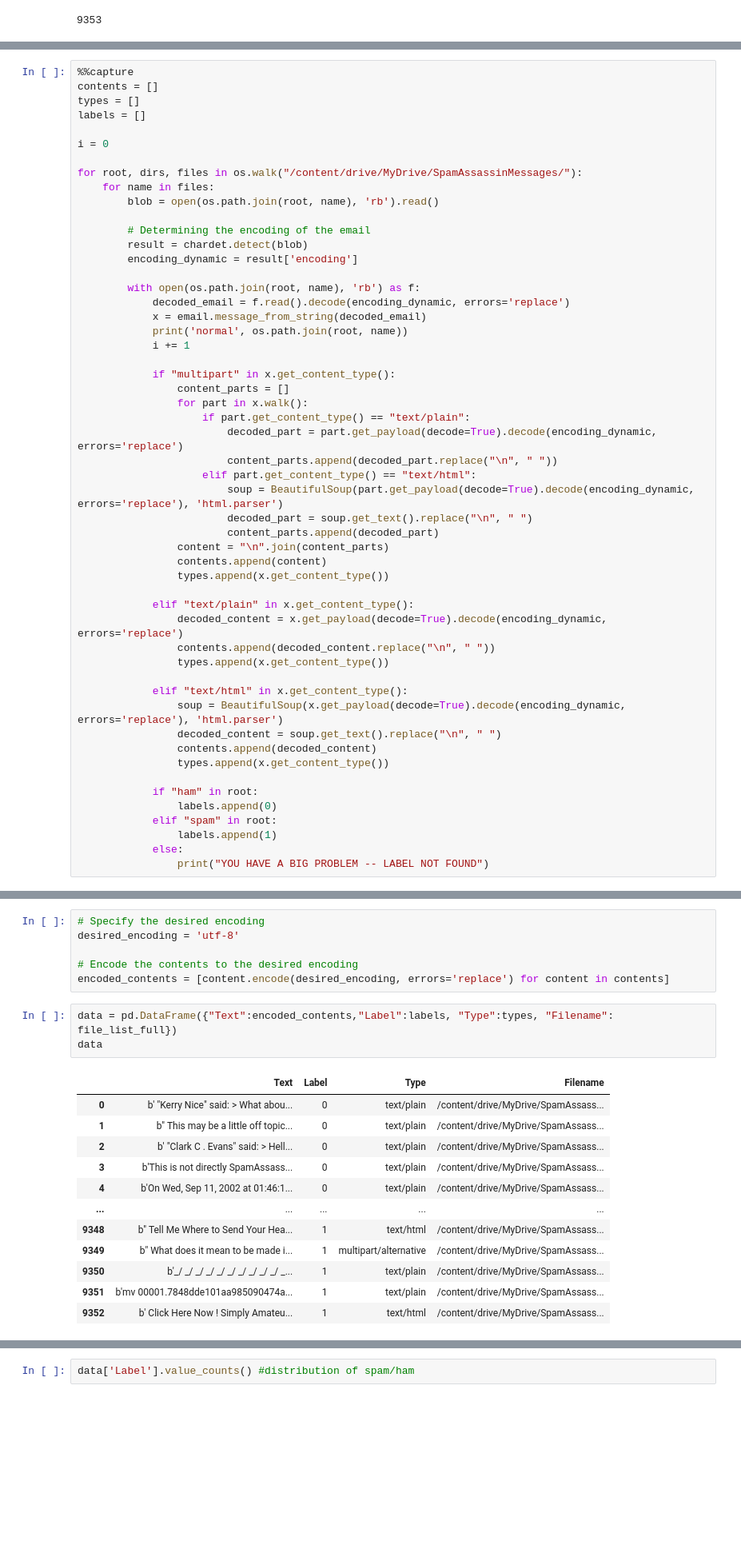
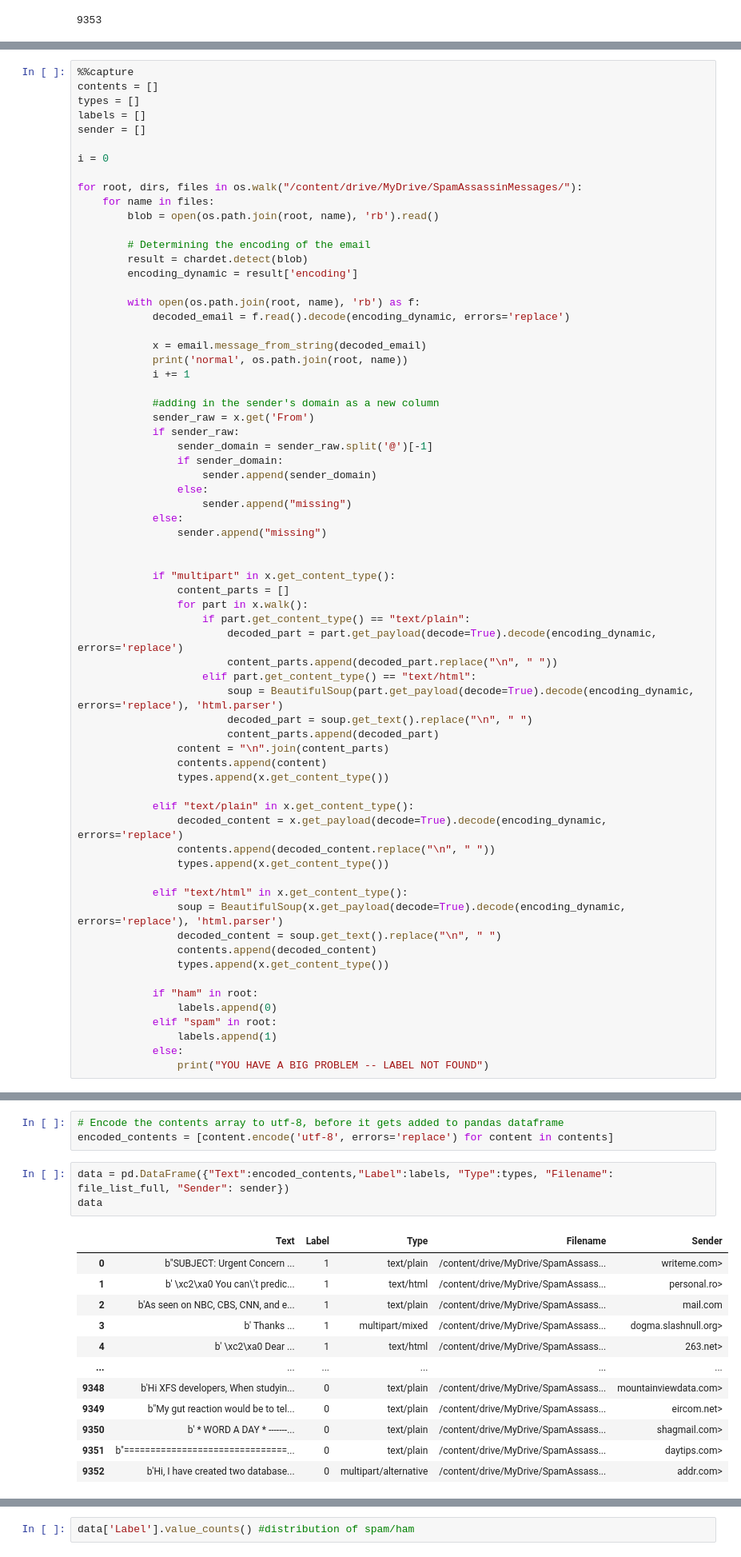
Before and after one commit to KendallScott/QTW, a Jupyter notebook: Case Study 3/Case_Study_3.ipynb, the cells around one changed output, grey strips where cells are left out. Shown at 80% size. Drawn from its saved outputs; the diff is of its cells as text; blank space fills up the shorter version.

```diff
--- a/Case Study 3/Case_Study_3.ipynb
+++ b/Case Study 3/Case_Study_3.ipynb
@@ -63,6 +93,7 @@ Option one-- sets the decoder dynamically, but still needs more work for pulling
 contents = []
 types = []
 labels = []
+sender = []
 
 i = 0
 
@@ -76,9 +107,22 @@ for root, dirs, files in os.walk("/content/drive/MyDrive/SpamAssassinMessages/")
 
         with open(os.path.join(root, name), 'rb') as f:
             decoded_email = f.read().decode(encoding_dynamic, errors='replace')
+
             x = email.message_from_string(decoded_email)
             print('normal', os.path.join(root, name))
             i += 1
+
+            #adding in the sender's domain as a new column
+            sender_raw = x.get('From')
+            if sender_raw:
+                sender_domain = sender_raw.split('@')[-1]
+                if sender_domain:
+                    sender.append(sender_domain)
+                else:
+                    sender.append("missing")
+            else:
+                sender.append("missing")
+
 
             if "multipart" in x.get_content_type():
                 content_parts = []
@@ -124,22 +170,19 @@ file list length:  9353
 # %%
-# Specify the desired encoding
-desired_encoding = 'utf-8'
-
-# Encode the contents to the desired encoding
-encoded_contents = [content.encode(desired_encoding, errors='replace') for content in contents]
+# Encode the contents array to utf-8, before it gets added to pandas dataframe
+encoded_contents = [content.encode('utf-8', errors='replace') for content in contents]
 # %%
-data = pd.DataFrame({"Text":encoded_contents,"Label":labels, "Type":types, "Filename": file_list_full})
+data = pd.DataFrame({"Text":encoded_contents,"Label":labels, "Type":types, "Filename": file_list_full, "Sender": sender})
 data
 # %% [output]
-|  | Text | Label | Type | Filename |
-| 0 | b' "Kerry Nice" said: > What abou... | 0 | text/plain | /content/drive/MyDrive/SpamAssass... |
-| 1 | b" This may be a little off topic... | 0 | text/plain | /content/drive/MyDrive/SpamAssass... |
-| 2 | b' "Clark C . Evans" said: > Hell... | 0 | text/plain | /content/drive/MyDrive/SpamAssass... |
-| 3 | b'This is not directly SpamAssass... | 0 | text/plain | /content/drive/MyDrive/SpamAssass... |
-| 4 | b'On Wed, Sep 11, 2002 at 01:46:1... | 0 | text/plain | /content/drive/MyDrive/SpamAssass... |
-| ... | ... | ... | ... | ... |
-| 9348 | b" Tell Me Where to Send Your Hea... | 1 | text/html | /content/drive/MyDrive/SpamAssass... |
-| 9349 | b" What does it mean to be made i... | 1 | multipart/alternative | /content/drive/MyDrive/SpamAssass... |
-| 9350 | b'_/ _/ _/ _/ _/ _/ _/ _/ _/ _/ _... | 1 | text/plain | /content/drive/MyDrive/SpamAssass... |
-| 9351 | b'mv 00001.7848dde101aa985090474a... | 1 | text/plain | /content/drive/MyDrive/SpamAssass... |
-| 9352 | b' Click Here Now ! Simply Amateu... | 1 | text/html | /content/drive/MyDrive/SpamAssass... |
+|  | Text | Label | Type | Filename | Sender |
+| 0 | b"SUBJECT: Urgent Concern ... | 1 | text/plain | /content/drive/MyDrive/SpamAssass... | writeme.com> |
+| 1 | b' \xc2\xa0 You can\'t predic... | 1 | text/html | /content/drive/MyDrive/SpamAssass... | personal.ro> |
+| 2 | b'As seen on NBC, CBS, CNN, and e... | 1 | text/plain | /content/drive/MyDrive/SpamAssass... | mail.com |
+| 3 | b' Thanks ... | 1 | multipart/mixed | /content/drive/MyDrive/SpamAssass... | dogma.slashnull.org> |
+| 4 | b' \xc2\xa0 Dear ... | 1 | text/html | /content/drive/MyDrive/SpamAssass... | 263.net> |
+| ... | ... | ... | ... | ... | ... |
+| 9348 | b'Hi XFS developers, When studyin... | 0 | text/plain | /content/drive/MyDrive/SpamAssass... | mountainviewdata.com> |
+| 9349 | b"My gut reaction would be to tel... | 0 | text/plain | /content/drive/MyDrive/SpamAssass... | eircom.net> |
+| 9350 | b' * WORD A DAY * -------... | 0 | text/plain | /content/drive/MyDrive/SpamAssass... | shagmail.com> |
+| 9351 | b"===============================... | 0 | text/plain | /content/drive/MyDrive/SpamAssass... | daytips.com> |
+| 9352 | b'Hi, I have created two database... | 0 | multipart/alternative | /content/drive/MyDrive/SpamAssass... | addr.com> |
```
Also changed, not shown: parts of 15 cells of this notebook.
